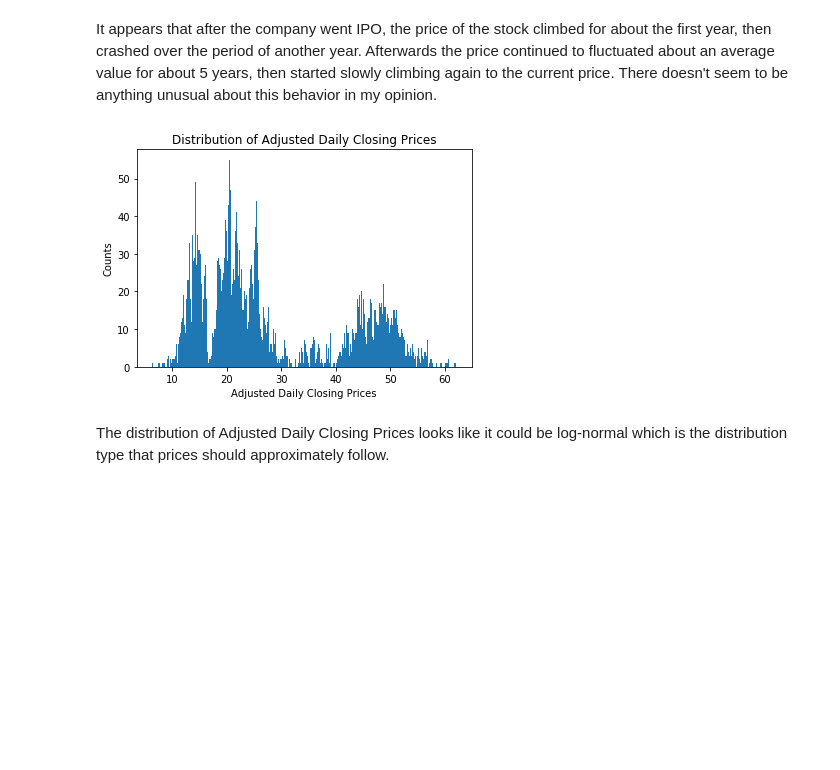
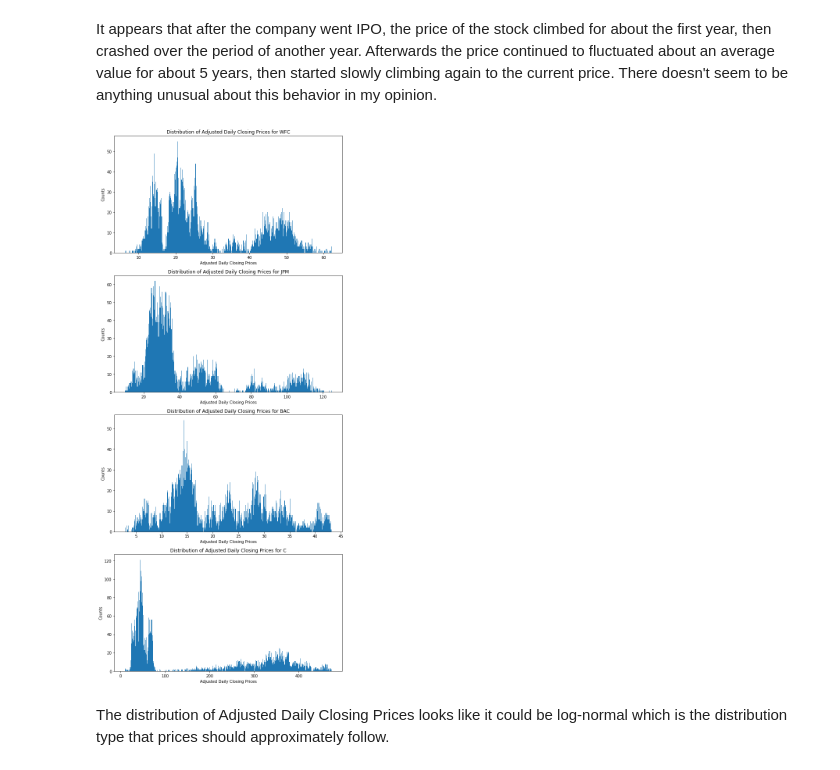
Before and after one commit to Evbor/Stock_Analysis, a Jupyter notebook: research/model_v1/FinTech.ipynb, the cells around one changed output. Drawn from its saved outputs; the diff is of its cells as text; code cells hidden in the pictures; blank space fills up the shorter version.

```diff
--- a/research/model_v1/FinTech.ipynb
+++ b/research/model_v1/FinTech.ipynb
@@ -126,0 +174,5 @@ Checking the first five rows and the last five rows of DataFrame.
+# %%
+for t in price_dfs.keys():
+    print(t)
+    print(price_dfs[t].tail())
+    print()
@@ -456,0 +500,5 @@ Checking if dataframes were merged properly.
+# %%
+for t in doc_dfs.keys():
+    print(t)
+    print(doc_dfs[t].head())
+    print()
@@ -568,4 +696,0 @@ Loading the dataframe with the pricing data.
-# %%
-# Loading DataFrame from disk
-df = pd.read_csv(os.path.join(path_to_data, 'raw_' + ticker + '.csv'), parse_dates=['timestamp'])
-df.info()
@@ -602,12 +712,17 @@ df.describe()
 # %%
 # Plotting Adjusted Daily Closing Price with respect to time.
 days = list(range(len(df)))
-adj_close = df.sort_values(by='timestamp', ascending=True)['adjusted_close'].tolist()
 
-fig, ax = plt.subplots()
-ax.plot(days, adj_close)
-ax.set_title('Adjusted Daily Closing Price')
-ax.set_xlabel('Days')
-ax.set_ylabel('Adjusted Daily Closing Price')
+fig, ax = plt.subplots(len(tickers), 1, figsize=(9, 20), tight_layout=True)
+
+for i in range(len(tickers)):
+    t = tickers[i]
+    adj_close_t = df.sort_values(by='timestamp', ascending=True)['_'.join(['adjusted_close', t])].tolist()
+
+    ax[i].plot(days, adj_close_t)
+    ax[i].set_title('Adjusted Daily Closing Price for {}'.format(t))
+    ax[i].set_xlabel('Days')
+    ax[i].set_ylabel('Adjusted Daily Closing Price')
+
 plt.show()
 # %% [output]
@@ -616,14 +731,17 @@ plt.show()
 It appears that after the company went IPO, the price of the stock climbed for about the first year, then crashed over the period of another year. Afterwards the price continued to fluctuated about an average value for about 5 years, then started slowly climbing again to the current price. There doesn't seem to be anything unusual about this behavior in my opinion.
 # %%
 # Plotting the distribution of Adjusted Daily Closing Prices
-fig, ax = plt.subplots()
-ax.hist(df['adjusted_close'].tolist(), bins=500)
-ax.set_title('Distribution of Adjusted Daily Closing Prices')
-ax.set_xlabel('Adjusted Daily Closing Prices')
-ax.set_ylabel('Counts')
+fig, ax = plt.subplots(len(tickers), 1, figsize=(9, 20), tight_layout=True)
+
+for i in range(len(tickers)):
+    ax[i].hist(df['_'.join(['adjusted_close', tickers[i]])].tolist(), bins=500)
+    ax[i].set_title('Distribution of Adjusted Daily Closing Prices for {}'.format(tickers[i]))
+    ax[i].set_xlabel('Adjusted Daily Closing Prices')
+    ax[i].set_ylabel('Counts')
+
 plt.show()
 # %% [output]
-[figure, old version]
+[figure, new version]
 # %% [markdown]
 The distribution of Adjusted Daily Closing Prices looks like it could be log-normal which is the distribution type that prices should approximately follow.
 # %%
```
Also changed, not shown: parts of 160 cells of this notebook, 5 other files.
